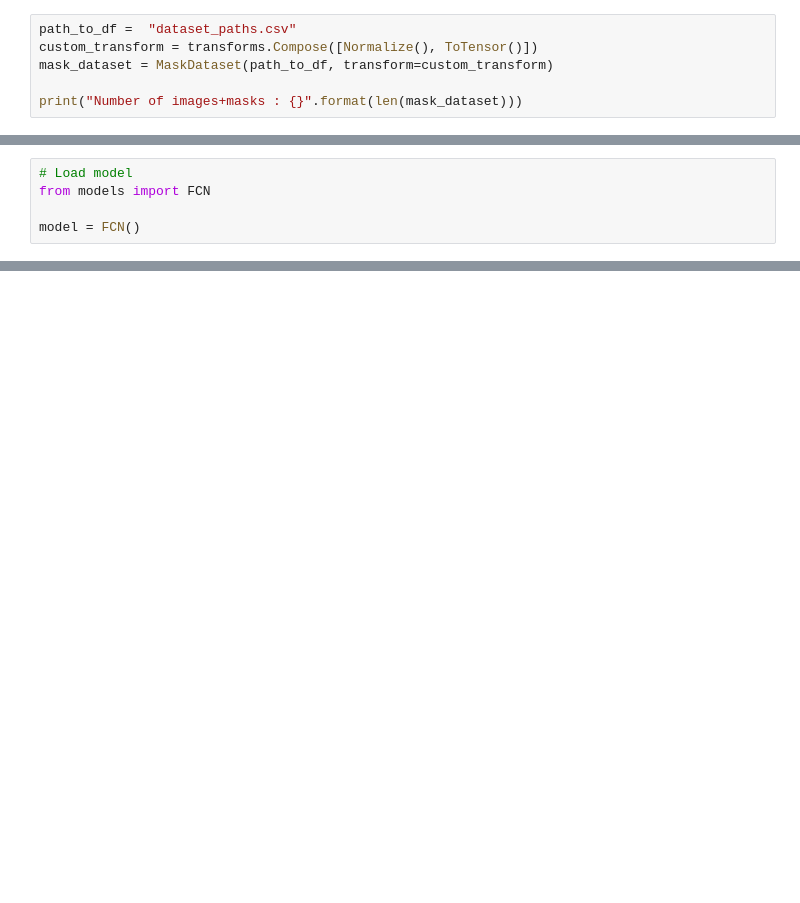
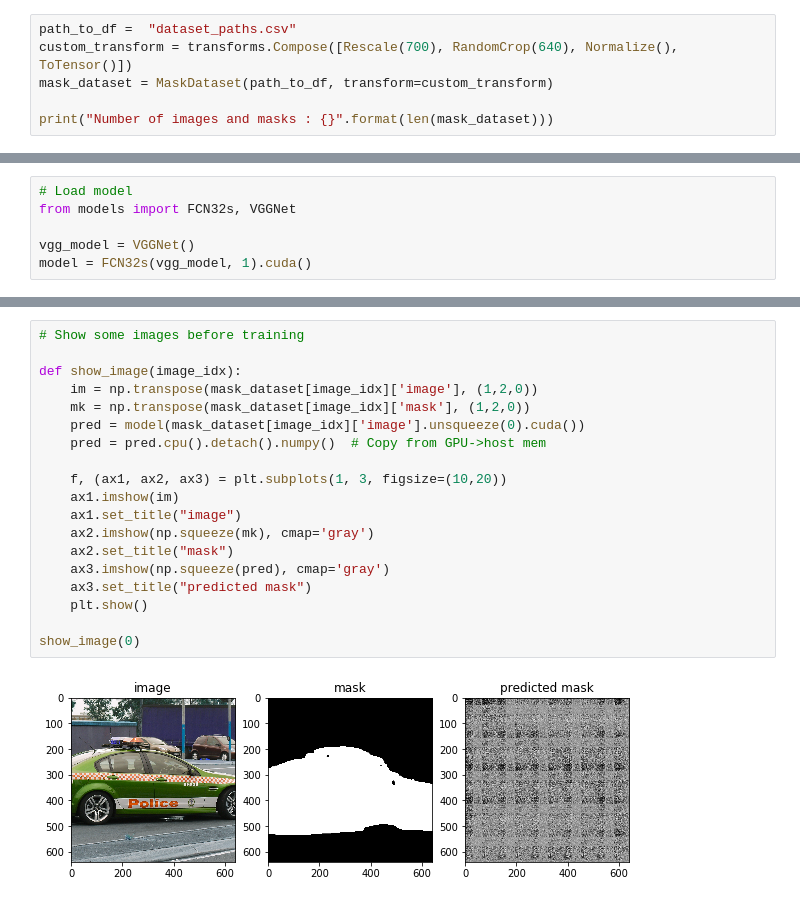
Before and after one commit to houssamn/SemanticSegmentation, a Jupyter notebook: 2.Modelling.ipynb, the cells around one changed output, grey strips where cells are left out. Cells and saved outputs as stored; diff of their text form; blank space fills up the shorter version.

Commit message:
checkpoint, normalizing all images and masks. updated model

```diff
--- a/2.Modelling.ipynb
+++ b/2.Modelling.ipynb
@@ -12,7 +12,7 @@ import matplotlib.pyplot as plt
 # %%
 path_to_df =  "dataset_paths.csv"
-custom_transform = transforms.Compose([Normalize(), ToTensor()])
+custom_transform = transforms.Compose([Rescale(700), RandomCrop(640), Normalize(), ToTensor()])
 mask_dataset = MaskDataset(path_to_df, transform=custom_transform)
 
-print("Number of images+masks : {}".format(len(mask_dataset)))
+print("Number of images and masks : {}".format(len(mask_dataset)))
 # %% [output]
@@ -41,6 +45,7 @@ validation_loader = DataLoader(mask_dataset,
                                sampler=validation_sampler)
 # %%
 # Load model
-from models import FCN
+from models import FCN32s, VGGNet
 
-model = FCN()
+vgg_model = VGGNet()
+model = FCN32s(vgg_model, 1).cuda()
@@ -48,0 +64,21 @@ NameError: name 'Net' is not defined
+# %%
+# Show some images before training
+
+def show_image(image_idx):
+    im = np.transpose(mask_dataset[image_idx]['image'], (1,2,0))
+    mk = np.transpose(mask_dataset[image_idx]['mask'], (1,2,0))
+    pred = model(mask_dataset[image_idx]['image'].unsqueeze(0).cuda())
+    pred = pred.cpu().detach().numpy()  # Copy from GPU->host mem
+
+    f, (ax1, ax2, ax3) = plt.subplots(1, 3, figsize=(10,20))
+    ax1.imshow(im)
+    ax1.set_title("image")
+    ax2.imshow(np.squeeze(mk), cmap='gray')
+    ax2.set_title("mask")
+    ax3.imshow(np.squeeze(pred), cmap='gray')
+    ax3.set_title("predicted mask")
+    plt.show()
+
+show_image(0)
+# %% [output]
+[figure, added]
```
Also changed, not shown: parts of 12 cells of this notebook, 2 other files.
